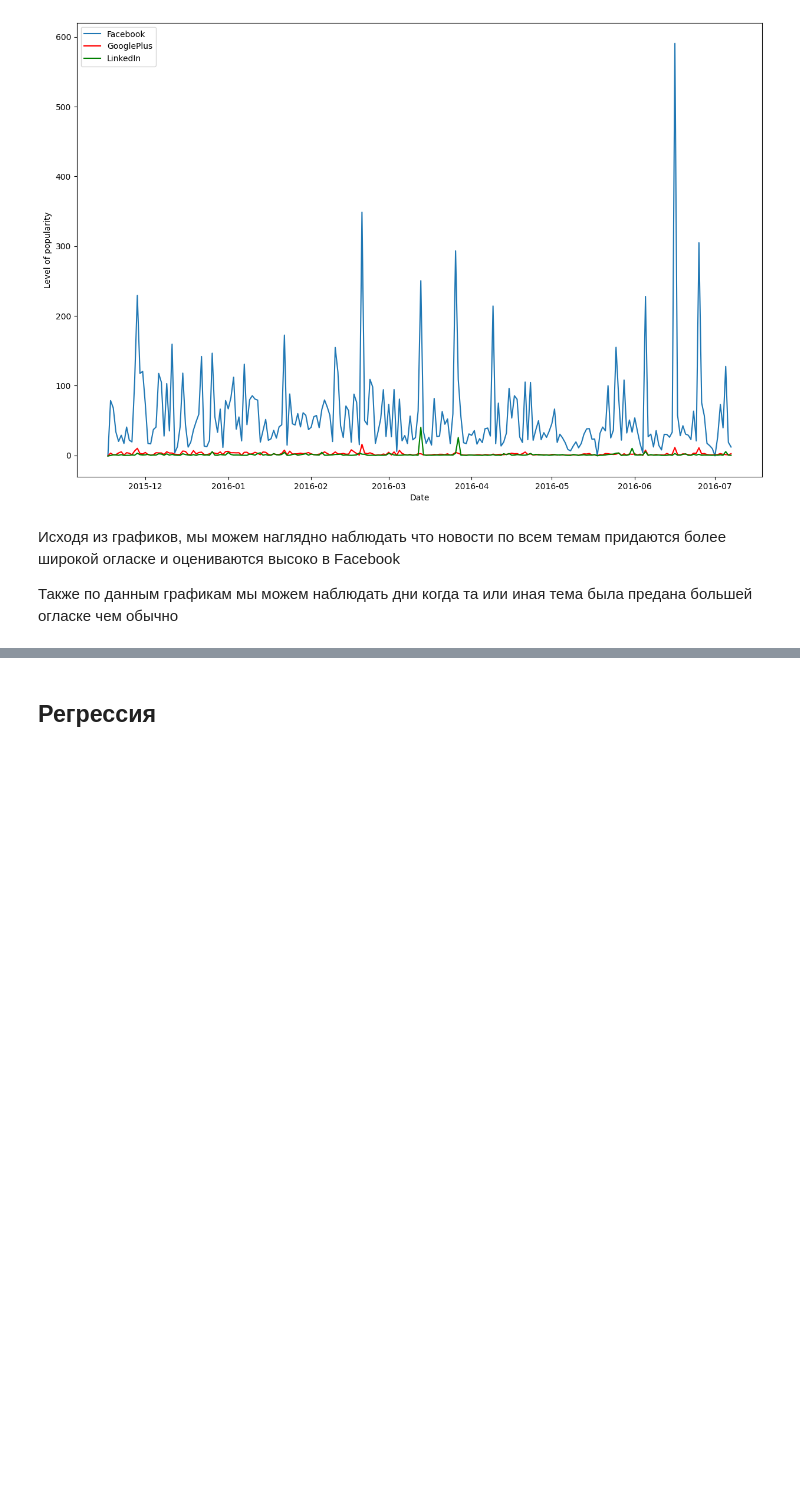
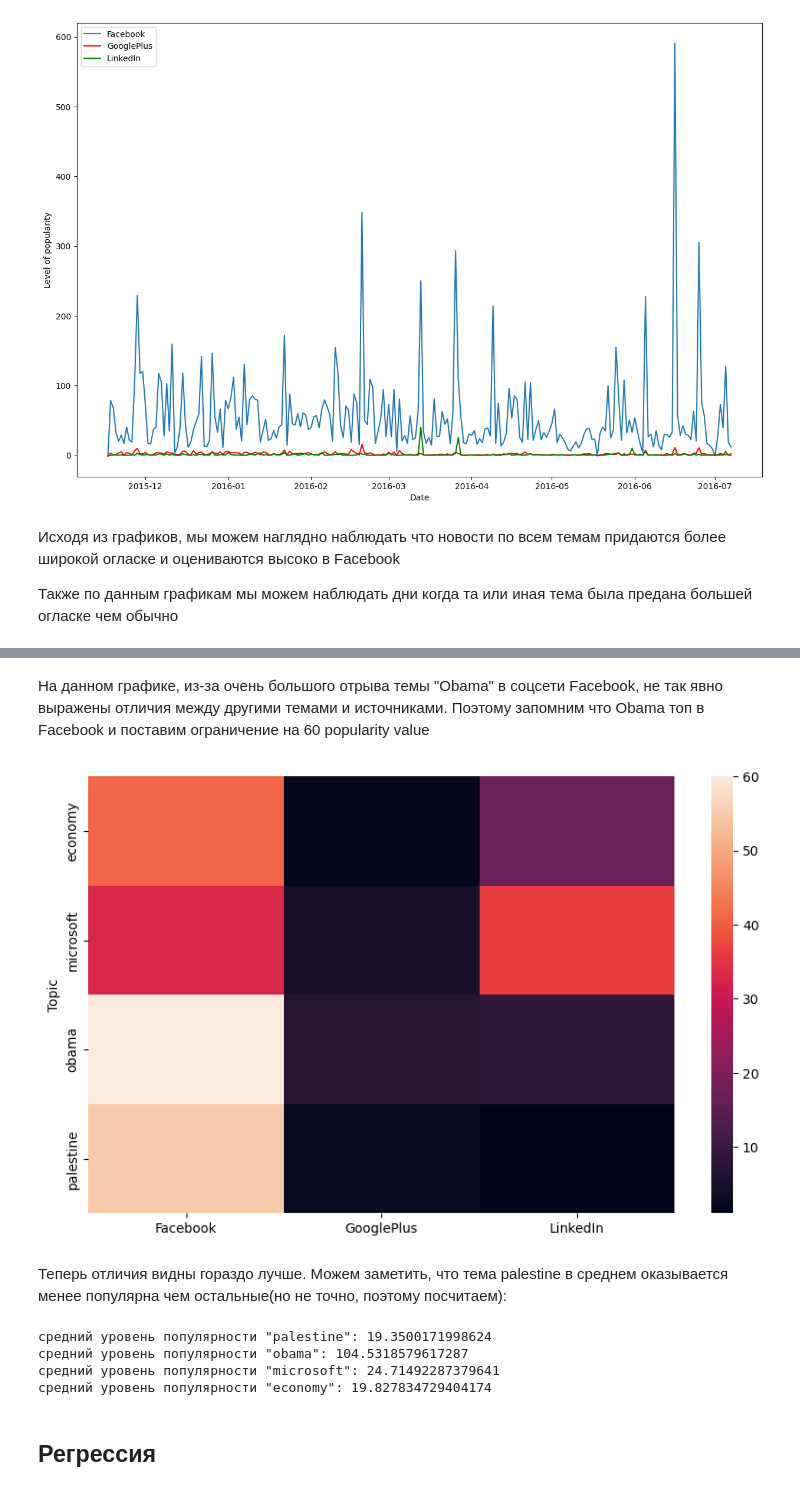
Before and after one commit to nikita221723/News-popularity, a Jupyter notebook: News_popularity.ipynb, the cells around one changed output, grey strips where cells are left out. Drawn from its saved outputs; the diff is of its cells as text; code cells hidden in the pictures; blank space fills up the shorter version.

```diff
--- a/News_popularity.ipynb
+++ b/News_popularity.ipynb
@@ -280,3 +290,24 @@ plt.show
+# %% [markdown]
+На данном графике, из-за очень большого отрыва темы "Obama" в соцсети Facebook, не так явно выражены отличия между другими темами и источниками. Поэтому запомним что Obama топ в Facebook и поставим ограничение на 60 popularity value
+# %%
+fig, ax = plt.subplots(figsize=(10, 6))
+ax = sns.heatmap(news, ax=ax, vmax=60)
+# %% [output]
+[figure, added]
+# %% [markdown]
+Теперь отличия видны гораздо лучше. Можем заметить, что тема palestine в среднем оказывается менее популярна чем остальные(но не точно, поэтому посчитаем):
+# %%
+
+news_1 = pd.pivot_table(data=news, columns='Topic')
+print(f'средний уровень популярности "palestine": {news_1['palestine'].mean()}')
+print(f'средний уровень популярности "obama": {news_1['obama'].mean()}')
+print(f'средний уровень популярности "microsoft": {news_1['microsoft'].mean()}')
+print(f'средний уровень популярности "economy": {news_1['economy'].mean()}')
+# %% [output]
+средний уровень популярности "palestine": 19.3500171998624
+средний уровень популярности "obama": 104.5318579617287
+средний уровень популярности "microsoft": 24.71492287379641
+средний уровень популярности "economy": 19.827834729404174
 # %% [markdown]
 ## Регрессия
 # %% [markdown]
```
Also changed, not shown: parts of 15 cells of this notebook.
